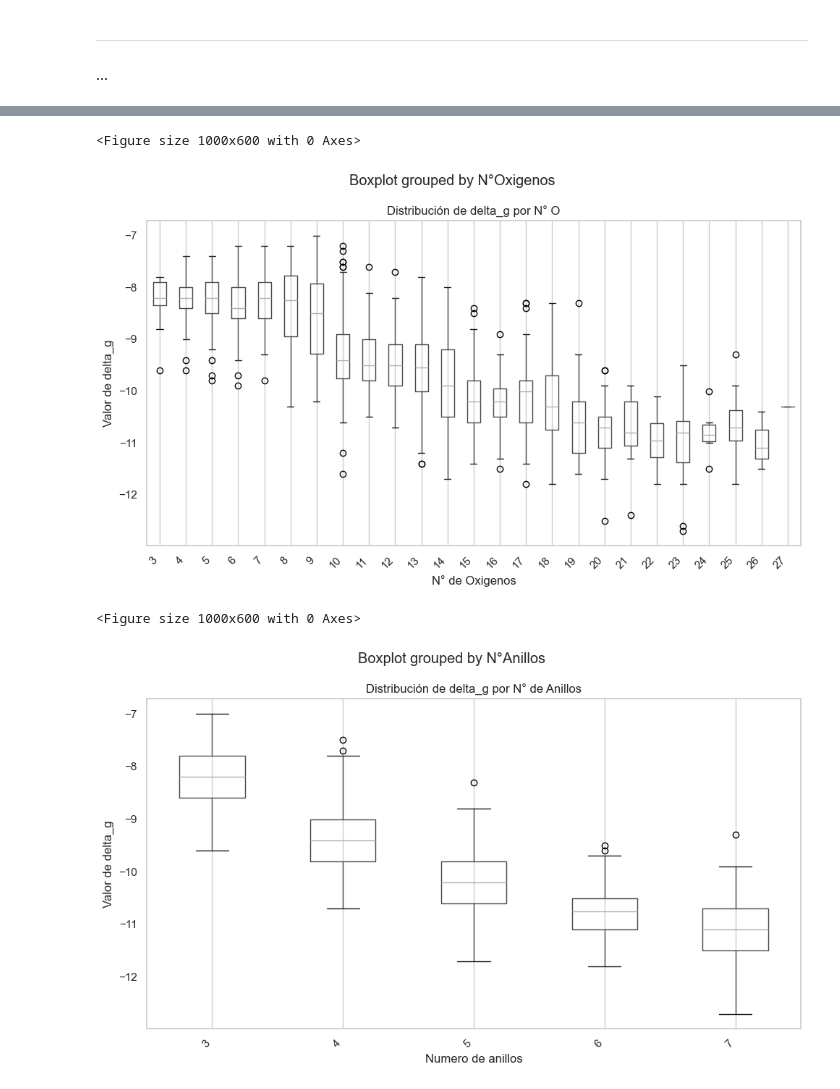
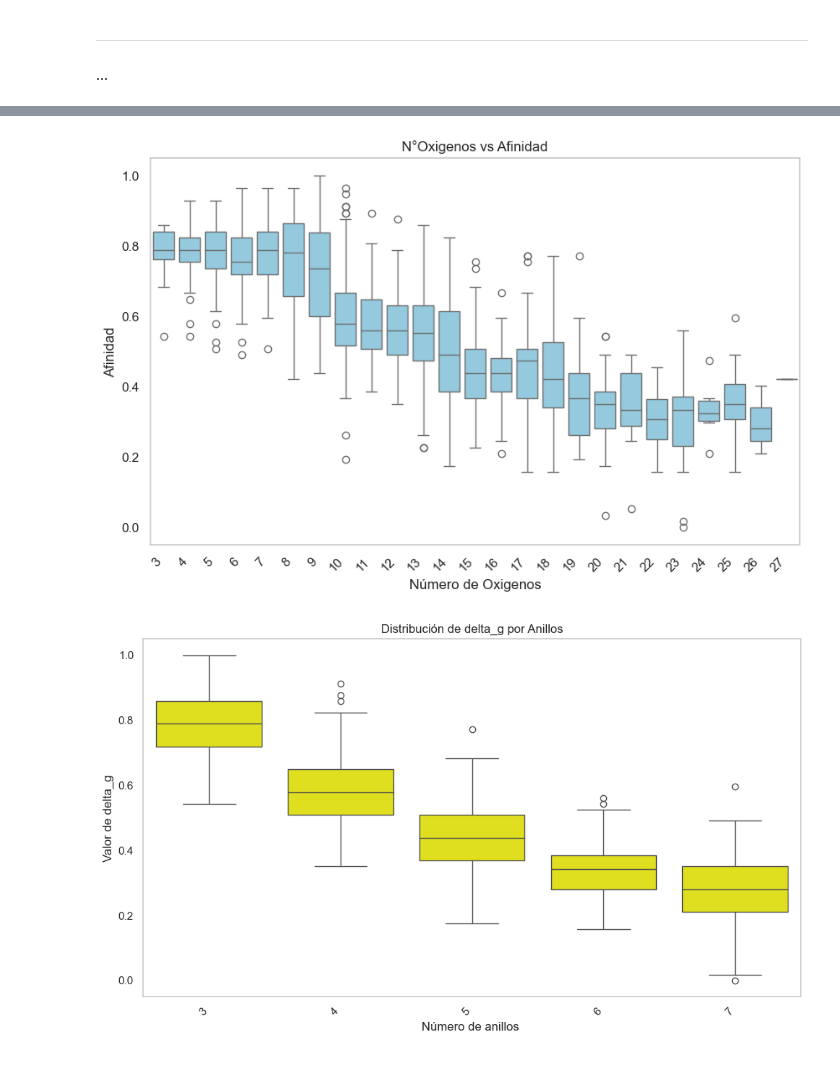
Before and after one commit to mauriciocruzriveros/BasededatosFlavonoides, a Jupyter notebook: flavonoids_collab.ipynb, the cells around one changed output, grey strips where cells are left out. Cells and saved outputs as stored; diff of their text form; code cells hidden in the pictures.

```diff
--- a/flavonoids_collab.ipynb
+++ b/flavonoids_collab.ipynb
@@ -1657,28 +1636,25 @@ plt.show()
 # %%
 plt.figure(figsize=(10, 6))
-df.boxplot(column='deltag', by='N°Oxigenos', figsize=(10, 6))
-plt.xlabel('N° de Oxigenos')
-plt.ylabel('Valor de delta_g')
-plt.title('Distribución de delta_g por N° O')
+sns.boxplot(x='N°Oxigenos', y='deltag_scaled', data=df, color='skyblue')
+# Personalizar la gráfica
+plt.xlabel('Número de Oxigenos')
+plt.ylabel('Afinidad')
+plt.title('N°Oxigenos vs Afinidad')
 plt.xticks(rotation=45, ha='right')
 plt.grid(axis='y')
-plt.tight_layout()
-plt.show()
 # %% [output]
-<Figure size 1000x600 with 0 Axes>
-[figure, old version]
+[figure, new version]
 # %%
 plt.figure(figsize=(10, 6))
-df.boxplot(column='deltag', by='N°Anillos', figsize=(10, 6))
-plt.xlabel('Numero de anillos')
+sns.boxplot(x='N°Anillos', y='deltag_scaled', data=df, color='yellow')
+# Personalizar la gráfica
+plt.xlabel('Número de anillos ')
 plt.ylabel('Valor de delta_g')
-plt.title('Distribución de delta_g por N° de Anillos')
+plt.title('Distribución de delta_g por Anillos')
 plt.xticks(rotation=45, ha='right')
 plt.grid(axis='y')
 plt.tight_layout()
-plt.show()
 # %% [output]
-<Figure size 1000x600 with 0 Axes>
-[figure, old version]
+[figure, new version]
 # %%
 plt.figure(figsize=(10, 6))
```
Also changed, not shown: parts of 13 cells of this notebook.
